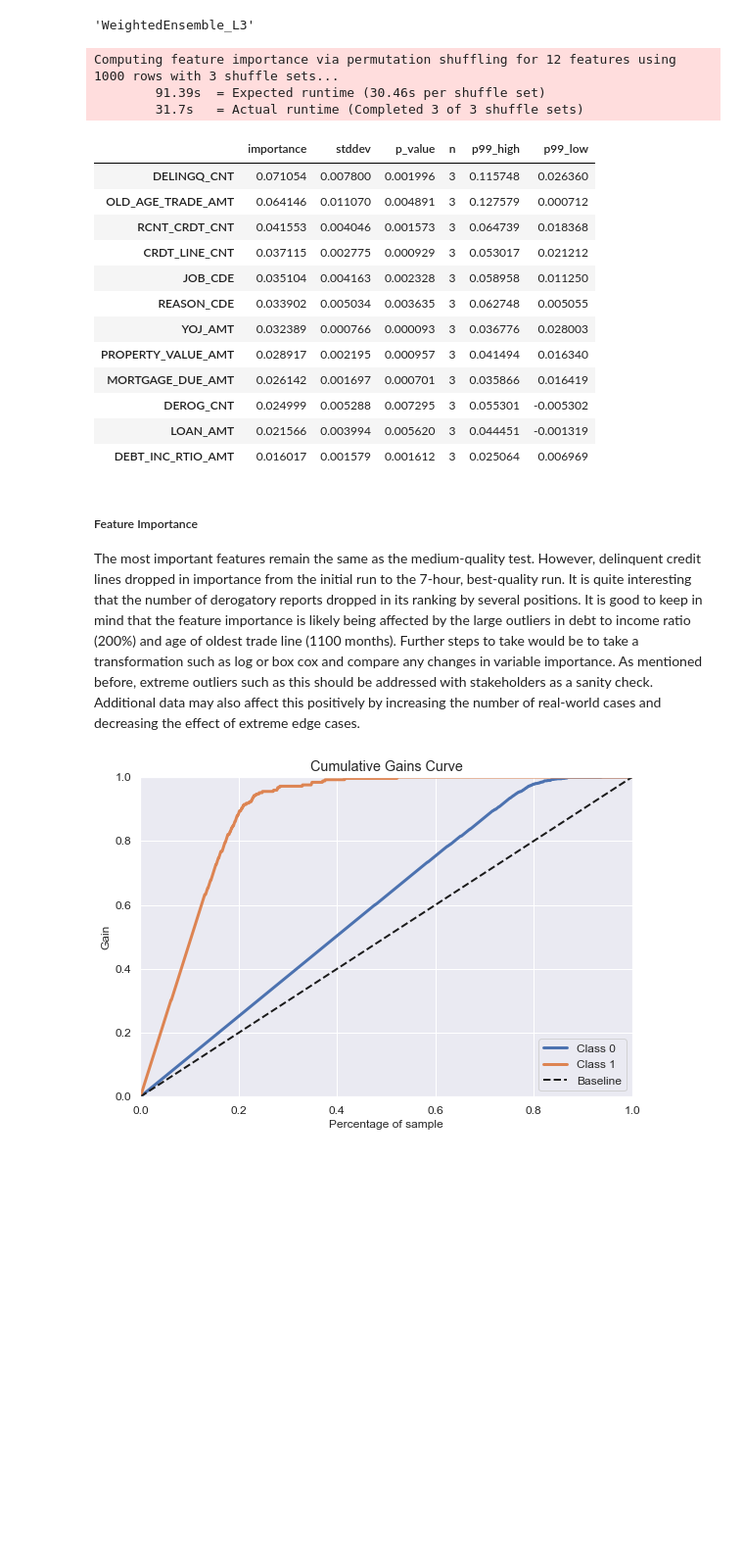
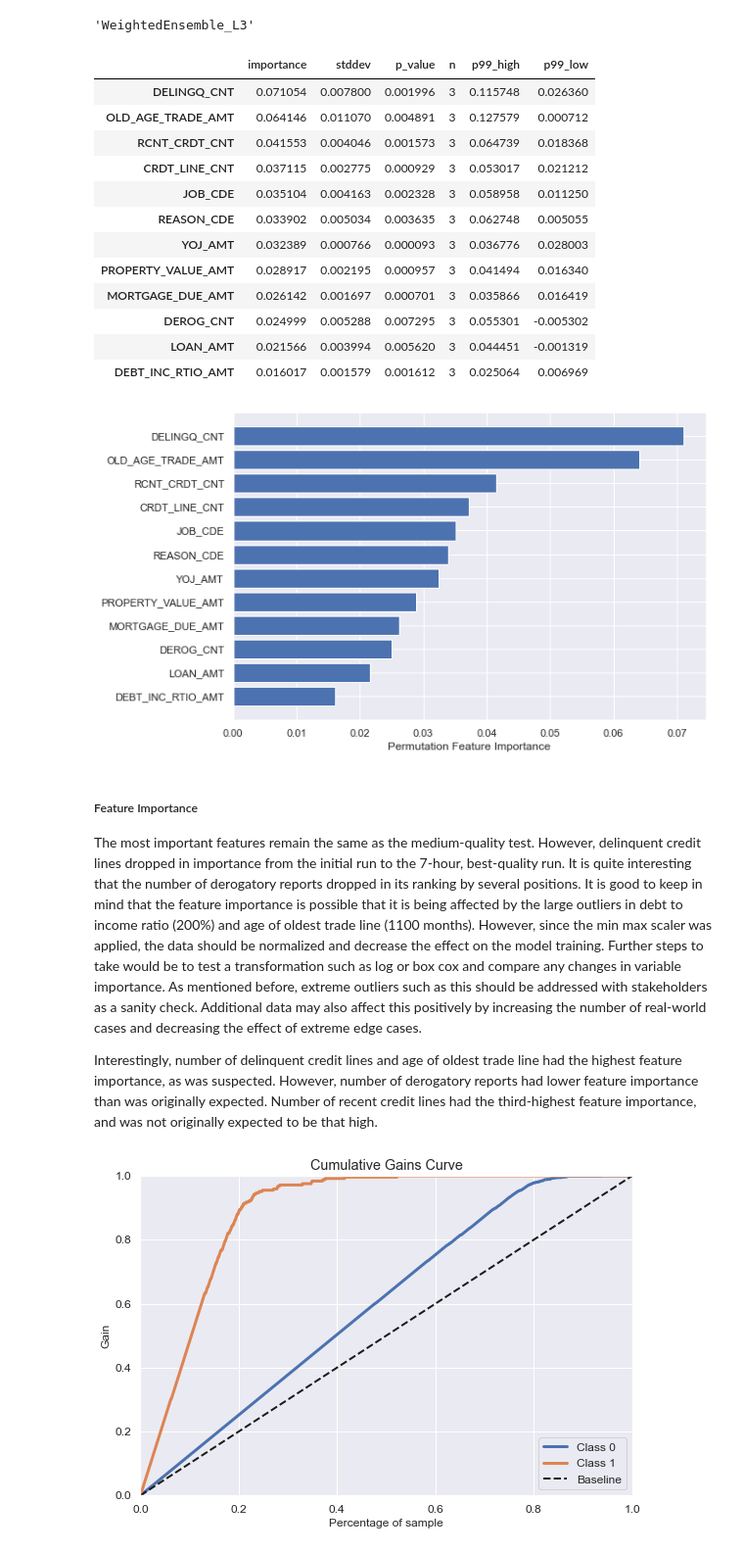
Before and after one commit to jtoepp/NM_Data_Scientist_Take_Home_Test, a Jupyter notebook: NM_Assessment.ipynb, the cells around one changed output. Shown at 98% size. Cells and saved outputs as stored; diff of their text form; code cells hidden in the pictures; blank space fills up the shorter version.

```diff
--- a/NM_Assessment.ipynb
+++ b/NM_Assessment.ipynb
@@ -831,11 +757,9 @@ predictor.get_model_best()
 # %% [output]
 'WeightedEnsemble_L3'
 # %%
-predictor.feature_importance(test_data)
+perm_imp = predictor.feature_importance(test_data)
+perm_imp
 # %% [output]
-Computing feature importance via permutation shuffling for 12 features using 1000 rows with 3 shuffle sets...
-        91.39s  = Expected runtime (30.46s per shuffle set)
-        31.7s   = Actual runtime (Completed 3 of 3 shuffle sets)
 |  | importance | stddev | p_value | n | p99_high | p99_low |
 | DELINGQ_CNT | 0.071054 | 0.007800 | 0.001996 | 3 | 0.115748 | 0.026360 |
 | OLD_AGE_TRADE_AMT | 0.064146 | 0.011070 | 0.004891 | 3 | 0.127579 | 0.000712 |
@@ -849,9 +773,19 @@ Computing feature importance via permutation shuffling for 12 features using 100
 | DEROG_CNT | 0.024999 | 0.005288 | 0.007295 | 3 | 0.055301 | -0.005302 |
 | LOAN_AMT | 0.021566 | 0.003994 | 0.005620 | 3 | 0.044451 | -0.001319 |
 | DEBT_INC_RTIO_AMT | 0.016017 | 0.001579 | 0.001612 | 3 | 0.025064 | 0.006969 |
+# %%
+# plot feature importance
+sort = perm_imp.sort_values('importance', ascending = True)
+plt.barh(sort.index, sort.importance)
+plt.xlabel("Permutation Feature Importance")
+plt.show()
+# %% [output]
+[figure, added]
 # %% [markdown]
 ##### Feature Importance
-The most important features remain the same as the medium-quality test. However, delinquent credit lines dropped in importance from the initial run to the 7-hour, best-quality run. It is quite interesting that the number of derogatory reports dropped in its ranking by several positions. It is good to keep in mind that the feature importance is likely being affected by the large outliers in debt to income ratio (200%) and age of oldest trade line (1100 months). Further steps to take would be to take a transformation such as log or box cox and compare any changes in variable importance. As mentioned before, extreme outliers such as this should be addressed with stakeholders as a sanity check. Additional data may also affect this positively by increasing the number of real-world cases and decreasing the effect of extreme edge cases.
+The most important features remain the same as the medium-quality test. However, delinquent credit lines dropped in importance from the initial run to the 7-hour, best-quality run. It is quite interesting that the number of derogatory reports dropped in its ranking by several positions. It is good to keep in mind that the feature importance is possible that it is being affected by the large outliers in debt to income ratio (200%) and age of oldest trade line (1100 months). However, since the min max scaler was applied, the data should be normalized and decrease the effect on the model training. Further steps to take would be to test a transformation such as log or box cox and compare any changes in variable importance. As mentioned before, extreme outliers such as this should be addressed with stakeholders as a sanity check. Additional data may also affect this positively by increasing the number of real-world cases and decreasing the effect of extreme edge cases.
+
+Interestingly, number of delinquent credit lines and age of oldest trade line had the highest feature importance, as was suspected. However, number of derogatory reports had lower feature importance than was originally expected. Number of recent credit lines had the third-highest feature importance, and was not originally expected to be that high.
 # %%
 # set up seaborn and change matplotlib to seaborn visuals
 sns.set(rc = {"figure.figsize":(9, 6)})
```
Also changed, not shown: parts of 27 cells of this notebook.
